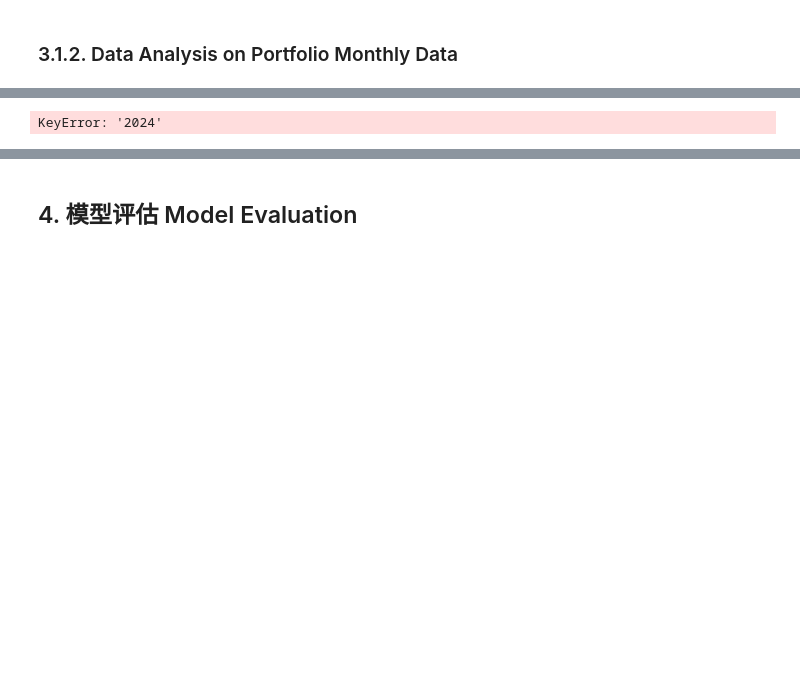
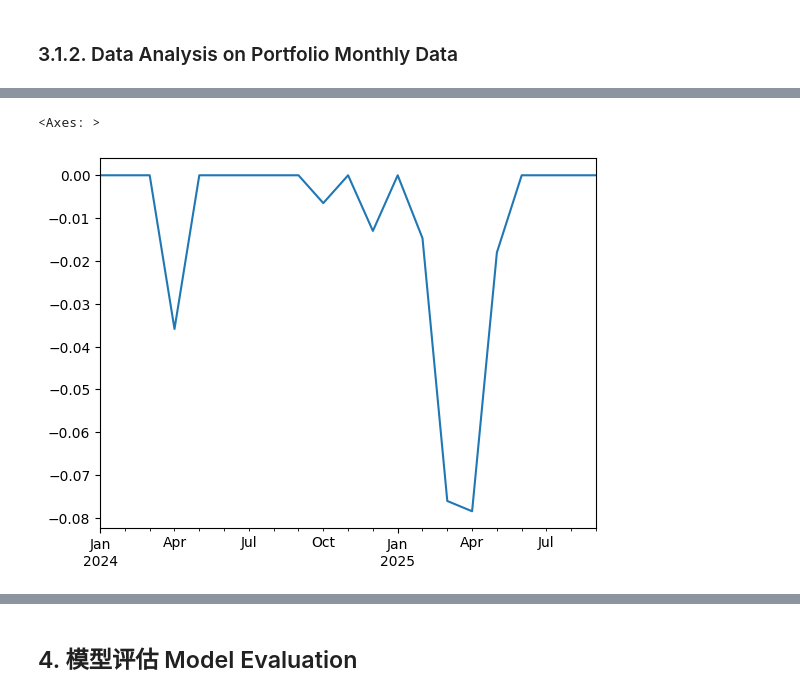
Before and after one commit to WH1994cn/b_python_dshb_cn, a Jupyter notebook: docs/Chapter03/ds_pandas_proj02.ipynb, the cells around one changed output, grey strips where cells are left out. Cells and saved outputs as stored; diff of their text form; code cells hidden in the pictures; blank space fills up the shorter version.

```diff
--- a/docs/Chapter03/ds_pandas_proj02.ipynb
+++ b/docs/Chapter03/ds_pandas_proj02.ipynb
@@ -445,7 +458,9 @@ max_drawdown
 # %%
 # look for drawndown in any period
+drawdown["2025"].min()
 drawdown["2024":].plot()
 # %% [output]
-KeyError: '2024'
+<Axes: >
+[figure, added]
 # %%
 # use user-defined function
```
Also changed, not shown: parts of 18 cells of this notebook, 1 other file.
